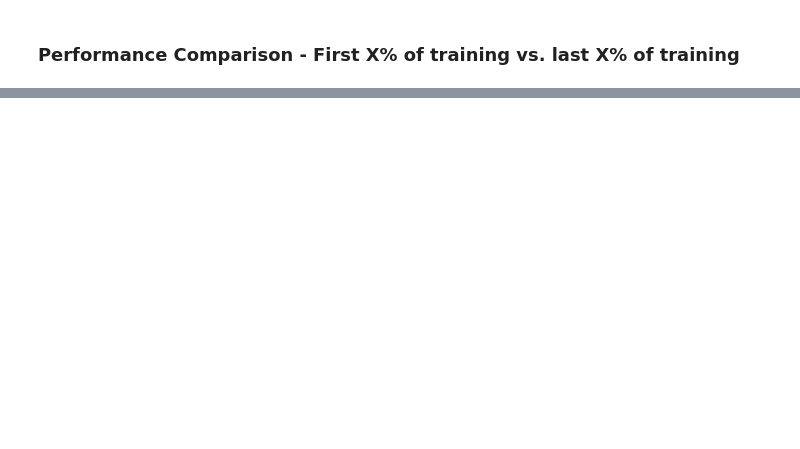
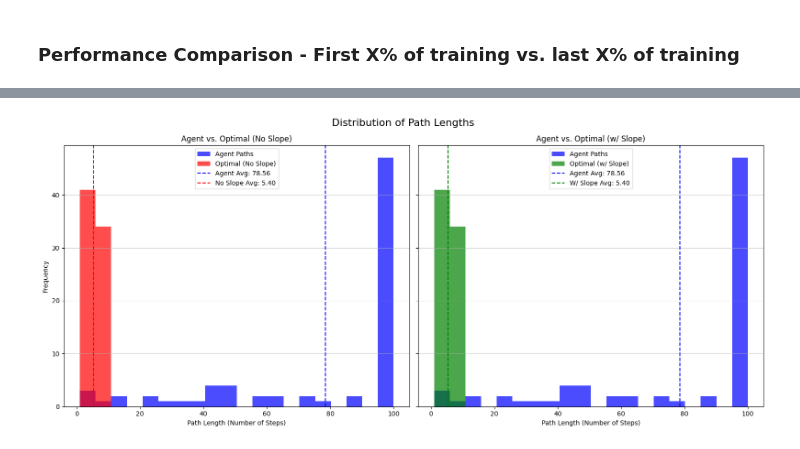
Before and after one commit to GianM0027/Rover-Trajectory-Finder, a Jupyter notebook: training_results.ipynb, the cells around one changed output, grey strips where cells are left out. Drawn from its saved outputs; the diff is of its cells as text; code cells hidden in the pictures; blank space fills up the shorter version.

```diff
--- a/training_results.ipynb
+++ b/training_results.ipynb
@@ -75,0 +147,4 @@ compare_rl_path_to_optimal_path(first_episodes["optimal_path_w_slope"], last_epi
+# %%
+compare_rl_path_to_optimal_path(first_episodes["agent_positions"], first_episodes["optimal_path_no_slope"], first_episodes["optimal_path_w_slope"])
+# %% [output]
+[figure, added]
```
Also changed, not shown: parts of 9 cells of this notebook, 7 other files.
